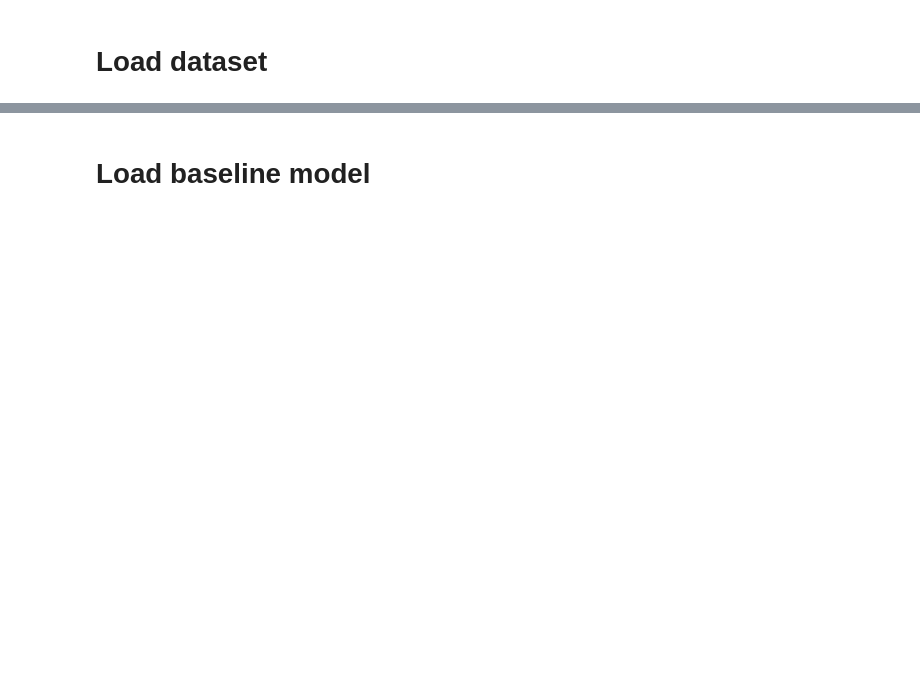
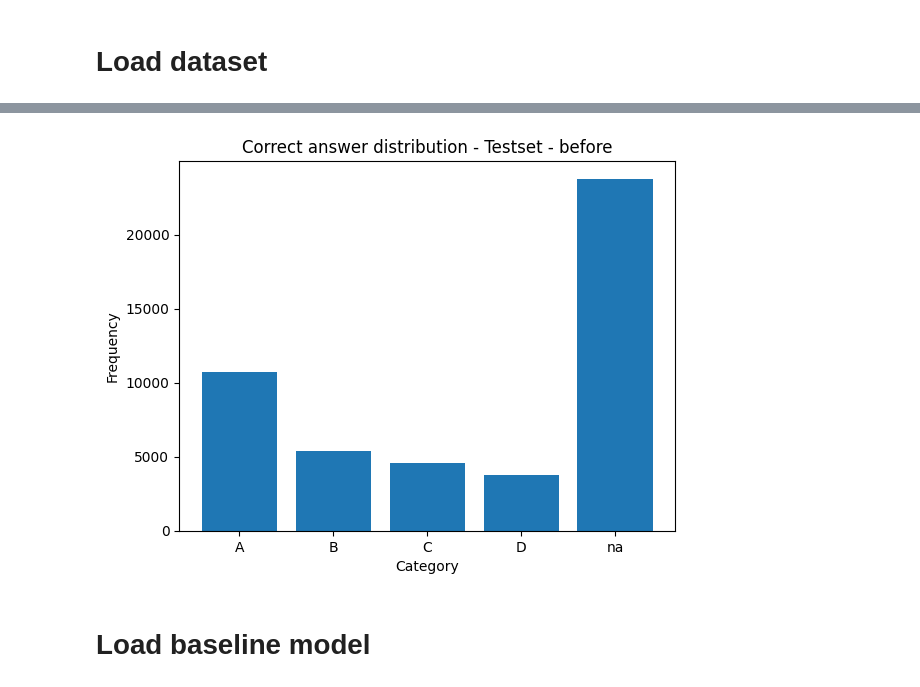
Before and after one commit to LorenaRaichle/ClinIQ, a Jupyter notebook: 2_Baseline_7b_base_SCQ.ipynb, the cells around one changed output, grey strips where cells are left out. Drawn from its saved outputs; the diff is of its cells as text; code cells hidden in the pictures; blank space fills up the shorter version.

```diff
--- a/2_Baseline_7b_base_SCQ.ipynb
+++ b/2_Baseline_7b_base_SCQ.ipynb
@@ -97,3 +37,37 @@ Do you wish to run the custom code? [y/N] y
+# %%
+with open('train_dataset.json', 'r') as f:
+    train_dataset = json.load(f)
+
+# Load test_dataset
+with open('test_dataset.json', 'r') as f:
+    test_dataset = json.load(f)
+
+multiple_choice_testset = test_dataset['multiple_choice']
+multiple_choice_trainset = train_dataset['multiple_choice']
+# %%
+# Step 1: Extract 'age' values
+ages = [entry['correct_answer'] for entry in multiple_choice_testset if entry['correct_answer'] is not None]
+
+nones = ["na" for entry in multiple_choice_testset if entry['correct_answer'] is None]
+
+import matplotlib.pyplot as plt
+from collections import Counter
+
+# Step 1: Count frequencies
+counts = Counter(ages + nones)
+
+# Step 2: Sort alphabetically
+sorted_items = sorted(counts.items())  # List of tuples (label, count)
+labels, values = zip(*sorted_items)    # Separate into x and y
+
+# Step 3: Plot as bar chart
+plt.bar(labels, values)
+plt.xlabel('Category')
+plt.ylabel('Frequency')
+plt.title('Correct answer distribution - Testset - before')
+plt.show()
+# %% [output]
+[figure, added]
 # %% [markdown]
 # Load baseline model
 # %%
```
Also changed, not shown: parts of 5 cells of this notebook, 1 other file.
